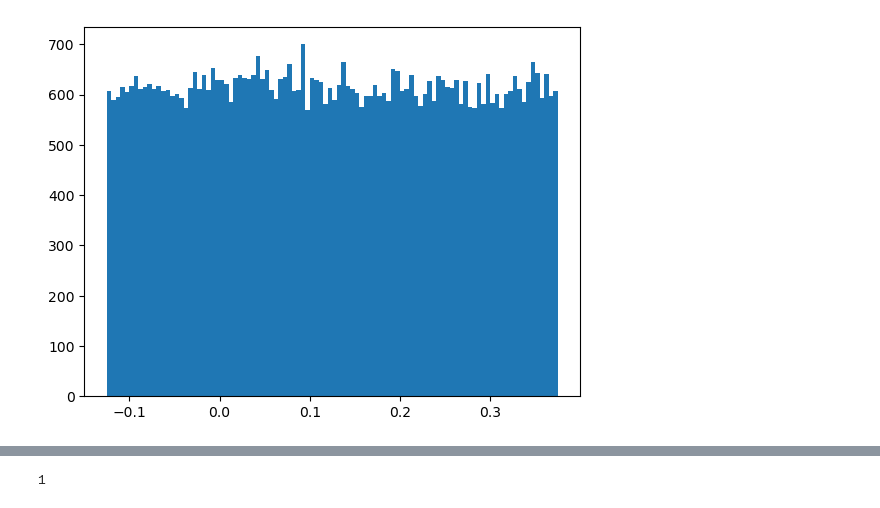
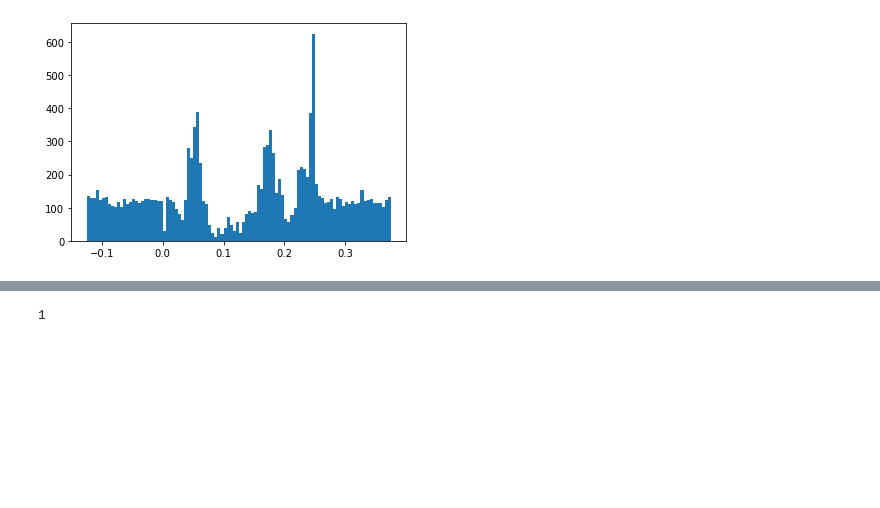
Before and after one commit to Saighi/gated_learning, a Jupyter notebook: analyse_synchronization.ipynb, the cells around one changed output, grey strips where cells are left out. Drawn from its saved outputs; the diff is of its cells as text; code cells hidden in the pictures; blank space fills up the shorter version.

```diff
--- a/analyse_synchronization.ipynb
+++ b/analyse_synchronization.ipynb
@@ -40,11 +40,11 @@ spikes_in_pattern = np.array(spikes_in_pattern)
 # %%
 spikes_in_pattern_to_learn = spikes_in_pattern[np.where(spikes_in_pattern[:,1]==0)[0]]
 # %%
-all_spike_pat = spikes_around_patterns(student_times,100)
+all_spike_pat = spikes_around_patterns(student_times,150)
 plt.hist(all_spike_pat, bins=100);
 #plt.eventplot(spikes_in_pattern_to_learn[:,0])
 # %% [output]
-[figure, old version]
+[figure, new version]
 # %%
 plt.eventplot(spikes_in_pattern_to_learn[:,0])
 # %% [output]
```
Also changed, not shown: parts of 8 cells of this notebook, 4 other files.
